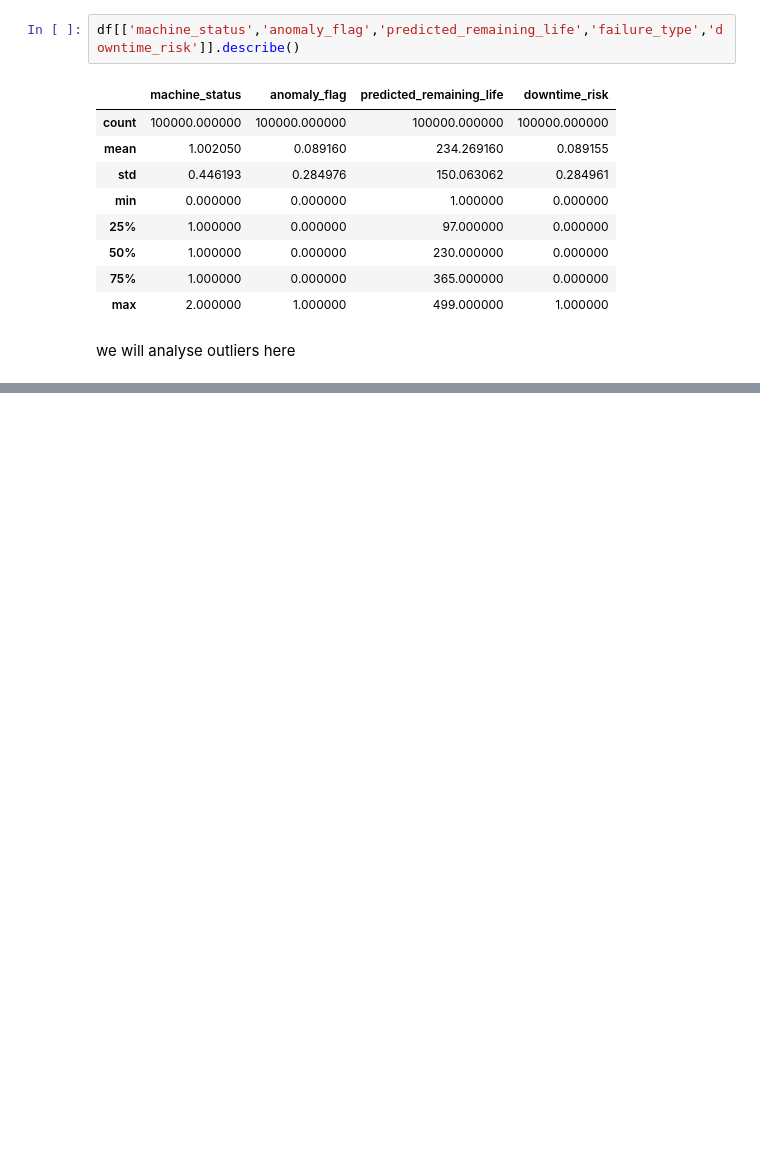
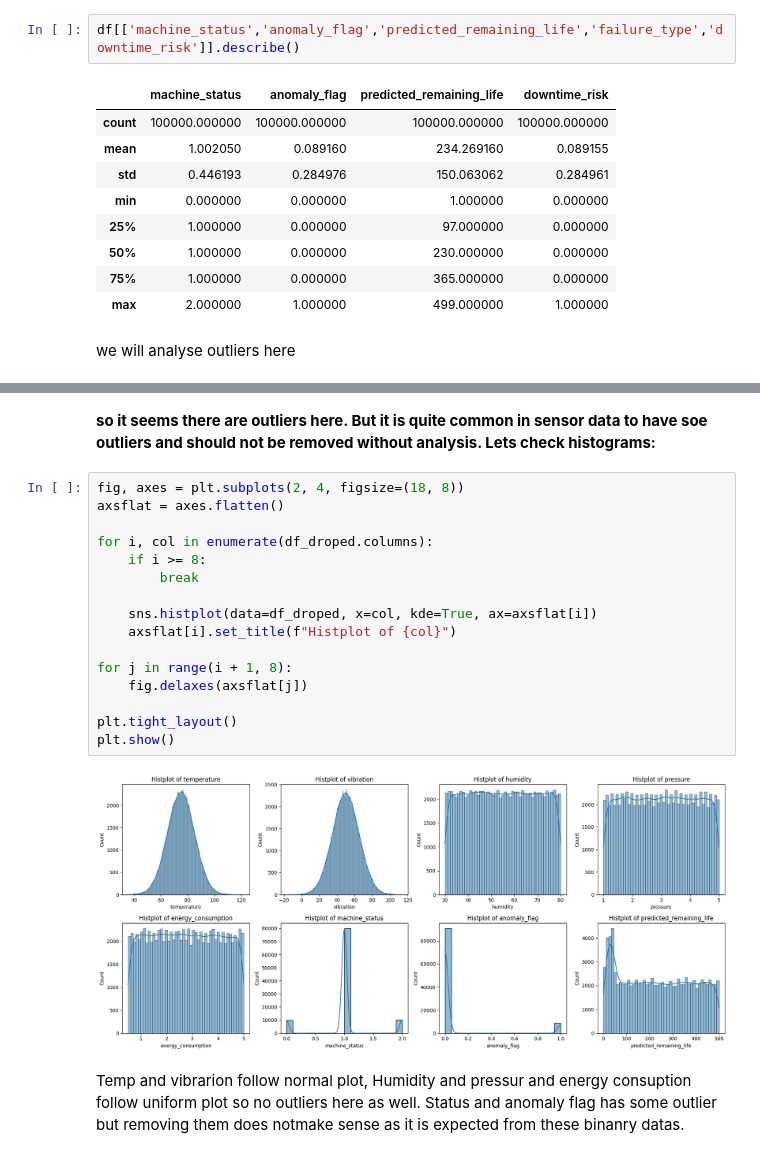
Before and after one commit to harshchamp/IOT_Sensor, a Jupyter notebook: Smart_Manufacturing_IoT.ipynb, the cells around one changed output, grey strips where cells are left out. Cells and saved outputs as stored; diff of their text form; blank space fills up the shorter version.

```diff
--- a/Smart_Manufacturing_IoT.ipynb
+++ b/Smart_Manufacturing_IoT.ipynb
@@ -159,0 +150,22 @@ plt.show()
+# %% [markdown]
+**so it seems there are outliers here. But it is quite common in sensor data to have soe outliers and should not be removed without analysis. Lets check histograms:**
+# %%
+fig, axes = plt.subplots(2, 4, figsize=(18, 8))
+axsflat = axes.flatten()
+
+for i, col in enumerate(df_droped.columns):
+    if i >= 8:
+        break
+
+    sns.histplot(data=df_droped, x=col, kde=True, ax=axsflat[i])
+    axsflat[i].set_title(f"Histplot of {col}")
+
+for j in range(i + 1, 8):
+    fig.delaxes(axsflat[j])
+
+plt.tight_layout()
+plt.show()
+# %% [output]
+[figure, added]
+# %% [markdown]
+Temp and vibrarion follow normal plot, Humidity and pressur and energy consuption follow uniform plot so no outliers here as well. Status and anomaly flag has some outlier but removing them does notmake sense as it is expected from these binanry datas.
```
Also changed, not shown: parts of 5 cells of this notebook.
